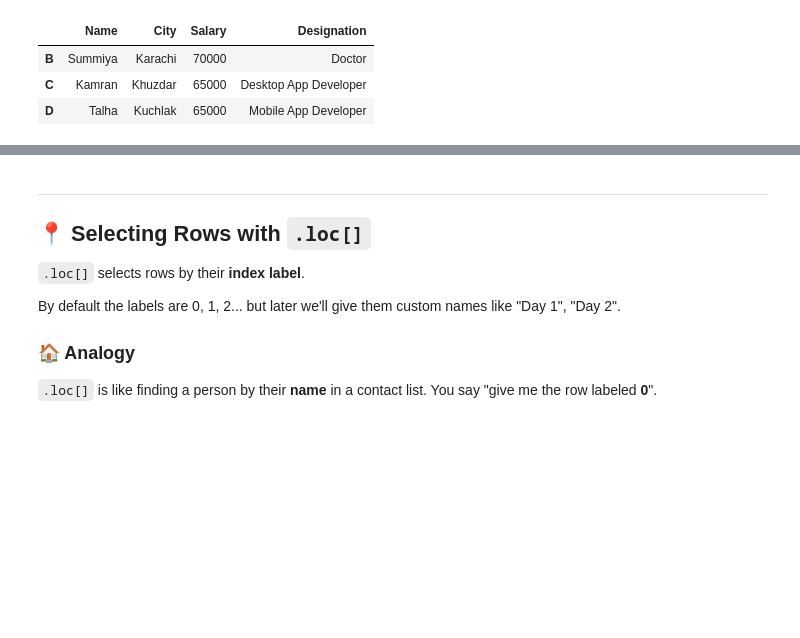
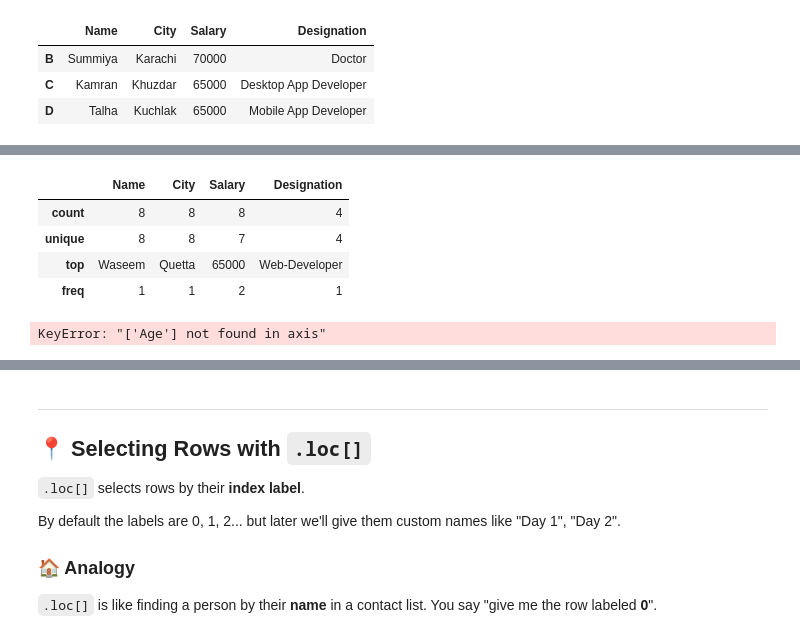
Before and after one commit to waseem-development/AI-NAVTTC, a Jupyter notebook: python/pandas/3_pandas_dataframes.ipynb, the cells around one changed output, grey strips where cells are left out. Saved outputs shown, nothing was run; the diff lists cells and outputs as text; code cells hidden in the pictures; blank space fills up the shorter version.

```diff
--- a/python/pandas/3_pandas_dataframes.ipynb
+++ b/python/pandas/3_pandas_dataframes.ipynb
@@ -134,0 +236,8 @@ df_01.drop("A", axis=0)
+# %%
+df_03.describe()
+# %% [output]
+|  | Name | City | Salary | Designation |
+| count | 8 | 8 | 8 | 4 |
+| unique | 8 | 8 | 7 | 4 |
+| top | Waseem | Quetta | 65000 | Web-Developer |
+| freq | 1 | 1 | 2 | 1 |
@@ -135,3 +246,7 @@ df_01.drop("A", axis=0)
+# %%
+df_03.drop("Age", axis=1, inplace=True)
+# %% [output]
+KeyError: "['Age'] not found in axis"
 # %%
 data = {
     "calories": [420, 380, 390],
```
Also changed, not shown: parts of 21 cells of this notebook.
